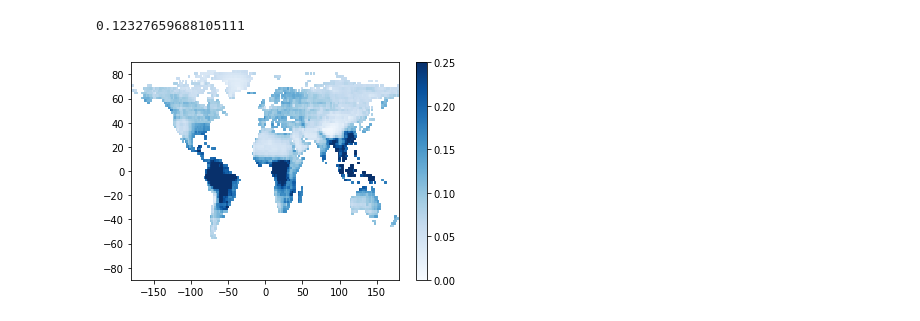
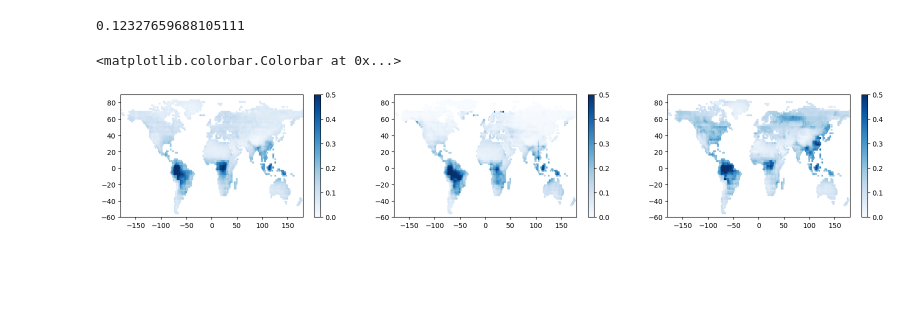
Before and after one commit to csuen27/ozone-budget, a Jupyter notebook: dissociated proportion.ipynb, the cells around one changed output. Cells and saved outputs as stored; diff of their text form; code cells hidden in the pictures; blank space fills up the shorter version.

```diff
--- a/dissociated proportion.ipynb
+++ b/dissociated proportion.ipynb
@@ -101,17 +97,41 @@ rest_land['alpha'].mean()
 # %% [output]
 0.12327659688105111
 # %%
+import matplotlib.pyplot as plt
+plt.figure(num=None, figsize=(20, 3.25), dpi=100, facecolor='w', edgecolor='k')
+
+plt.subplot(1,3,1)
 rest_land['loc'] = rest_land['longitude']*1000 + rest_land['latitude']
 rest_map = rest_land.groupby(['loc']).median()
 
 cm = plt.cm.get_cmap('Blues')
 x = rest_map['longitude']
 y = rest_map['latitude']
 z = rest_map['alpha']
-sc = plt.scatter(x, y, c=z, marker="s", vmin=0, vmax=0.25, s=3, cmap=cm)
+sc = plt.scatter(x, y, c=z, marker="s", vmin=0, vmax=0.5, s=3, cmap=cm)
 plt.xlim([-180, 180])
-plt.ylim([-90, 90])
+plt.ylim([-60, 90])
 plt.colorbar(sc)
-plt.show()
+
+plt.subplot(1,3,2)
+rest_map = rest_land[rest_land['t'] == 1]
+x = rest_map['longitude']
+y = rest_map['latitude']
+z = rest_map['alpha']
+sc = plt.scatter(x, y, c=z, marker="s", vmin=0, vmax=0.5, s=3, cmap=cm)
+plt.xlim([-180, 180])
+plt.ylim([-60, 90])
+plt.colorbar(sc)
+
+plt.subplot(1,3,3)
+rest_map = rest_land[rest_land['t'] == 7]
+x = rest_map['longitude']
+y = rest_map['latitude']
+z = rest_map['alpha']
+sc = plt.scatter(x, y, c=z, marker="s", vmin=0, vmax=0.5, s=3, cmap=cm)
+plt.xlim([-180, 180])
+plt.ylim([-60, 90])
+plt.colorbar(sc)
 # %% [output]
+<matplotlib.colorbar.Colorbar at 0x...>
-[figure, old version]
+[figure, new version]
```
Also changed, not shown: parts of 4 cells of this notebook.
